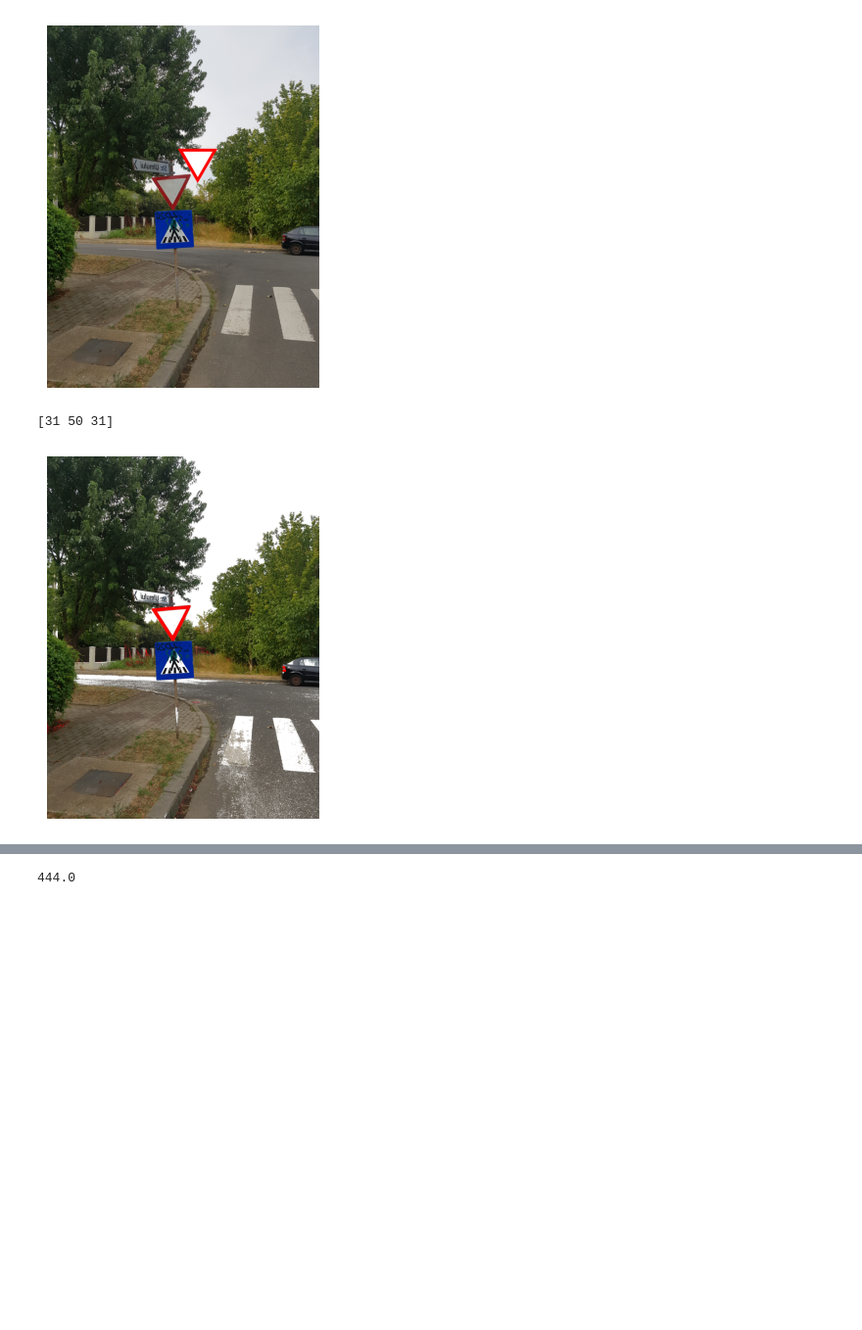
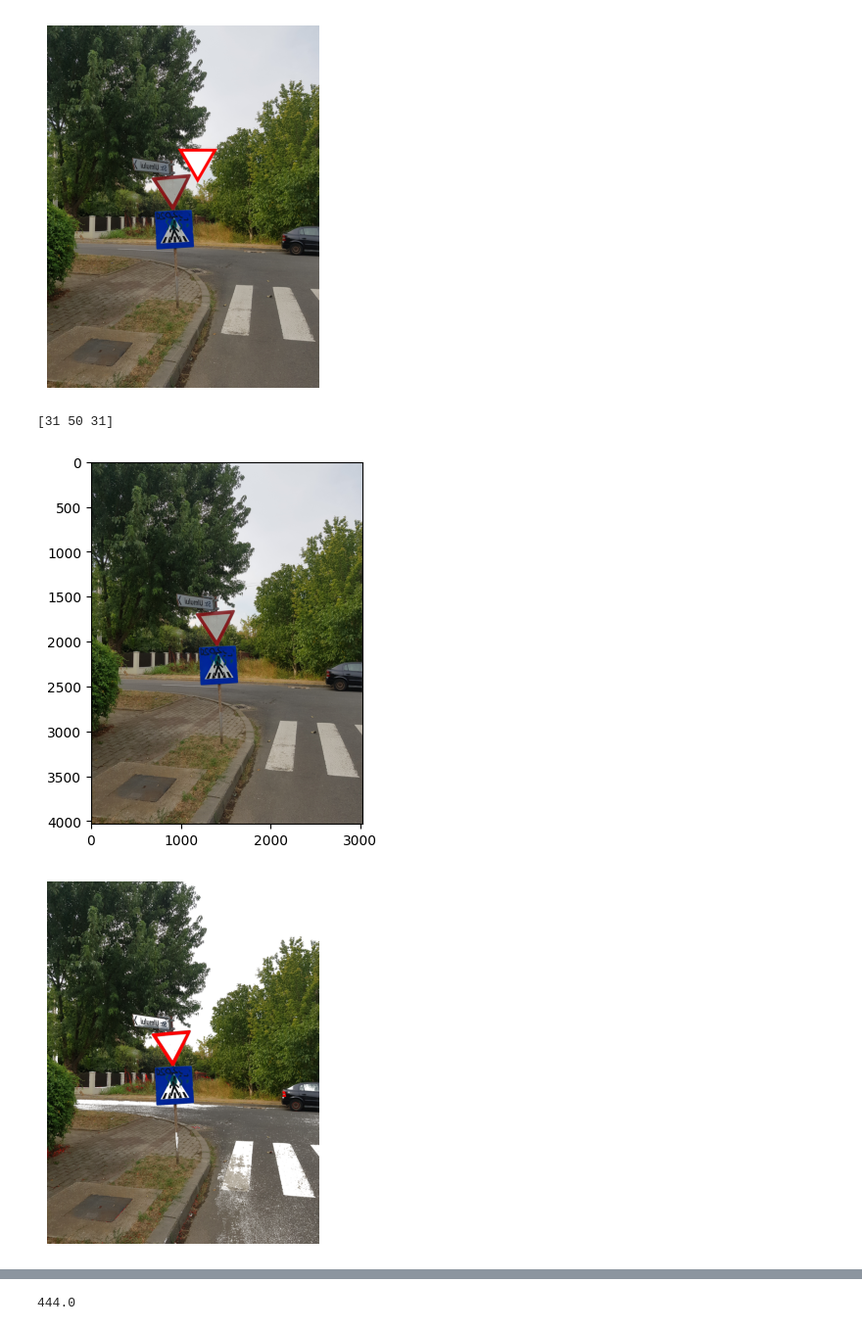
Before and after one commit to mircea-mihail/bike-system, a Jupyter notebook: scripts-and-misc/detectSigns/detect_give-way.ipynb, the cells around one changed output, grey strips where cells are left out. Shown at 98% size. Cells and saved outputs as stored; diff of their text form; code cells hidden in the pictures; blank space fills up the shorter version.

Commit message:
solved an out of bounds error related to pixels data type (uint8)

```diff
--- a/scripts-and-misc/detectSigns/detect_give-way.ipynb
+++ b/scripts-and-misc/detectSigns/detect_give-way.ipynb
@@ -32,7 +32,7 @@ gw_images = []
 for img_name in os.listdir(GIVE_WAY_DIR):
     gw_images.append(np.transpose(mpimg.imread(os.path.join(GIVE_WAY_DIR, img_name)), (1, 0, 2)))
 
-test_img = gw_images[5]
+test_img = gw_images[7]
 
 plt.imshow(test_img)
 plt.axis('off')
@@ -149,44 +151,47 @@ plt.show()
 # find treshold values in order to correctly identify white and red
 
 def is_red(p_matrix_px):
-    return p_matrix_px[RED_PX] > 2 * p_matrix_px[GREEN_PX] and p_matrix_px[RED_PX] > 2 * p_matrix_px[BLUE_PX]
+    return (int(p_matrix_px[RED_PX]) > 2 * int(p_matrix_px[GREEN_PX]) and int(p_matrix_px[RED_PX]) > 2 * int(p_matrix_px[BLUE_PX]))
 
 def is_white(p_matrix_px):
     pixel_RGB_variance = 20
     minimum_red_brightness = 110
 
-    return  p_matrix_px[RED_PX] + pixel_RGB_variance > p_matrix_px[GREEN_PX] and\
-            p_matrix_px[RED_PX] - pixel_RGB_variance < p_matrix_px[GREEN_PX] and\
-            p_matrix_px[RED_PX] + pixel_RGB_variance > p_matrix_px[BLUE_PX] and\
-            p_matrix_px[RED_PX] - pixel_RGB_variance < p_matrix_px[BLUE_PX] and\
-            p_matrix_px[RED_PX] > minimum_red_brightness
+    return  (int(p_matrix_px[RED_PX]) + pixel_RGB_variance > int(p_matrix_px[GREEN_PX]) and\
+            int(p_matrix_px[RED_PX]) - pixel_RGB_variance < int(p_matrix_px[GREEN_PX]) and\
+            int(p_matrix_px[RED_PX]) + pixel_RGB_variance > int(p_matrix_px[BLUE_PX]) and\
+            int(p_matrix_px[RED_PX]) - pixel_RGB_variance < int(p_matrix_px[BLUE_PX]) and\
+            p_matrix_px[RED_PX] > minimum_red_brightness)
 
 def check_red(p_img):
     for i in range(0, len(p_img)):
         for j in range(0, len(p_img[0])):
             if is_red(p_img[i][j]):
                 p_img[i][j][RED_PX] = 255
                 p_img[i][j][GREEN_PX] = 0
                 p_img[i][j][BLUE_PX] = 0
 
             if is_white(p_img[i][j]):
                 p_img[i][j][RED_PX] = 255
                 p_img[i][j][GREEN_PX] = 255
                 p_img[i][j][BLUE_PX] = 255
 
 np.shape(test_img)
 len(test_img[0])
 print(test_img[0][0])
 img = test_img.copy()
 
 check_red(img)
 
+plt.imshow(test_img)
+plt.show()
 plt.imshow(img)
 plt.axis('off')
 plt.show()
 # %% [output]
 [31 50 31]
-[figure, old version]
+[figure, new version]
+[figure, added]
 # %%
 # funciton used to score how close a triangle of side p_side starting at x and y resemples a give way sign
 
```
Also changed, not shown: parts of 3 cells of this notebook.
